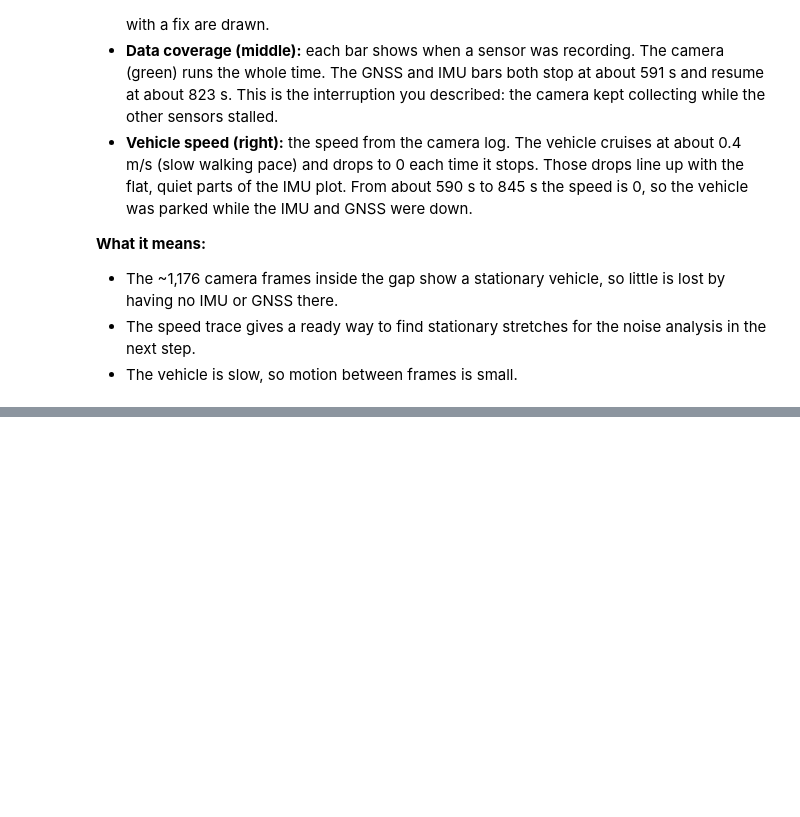
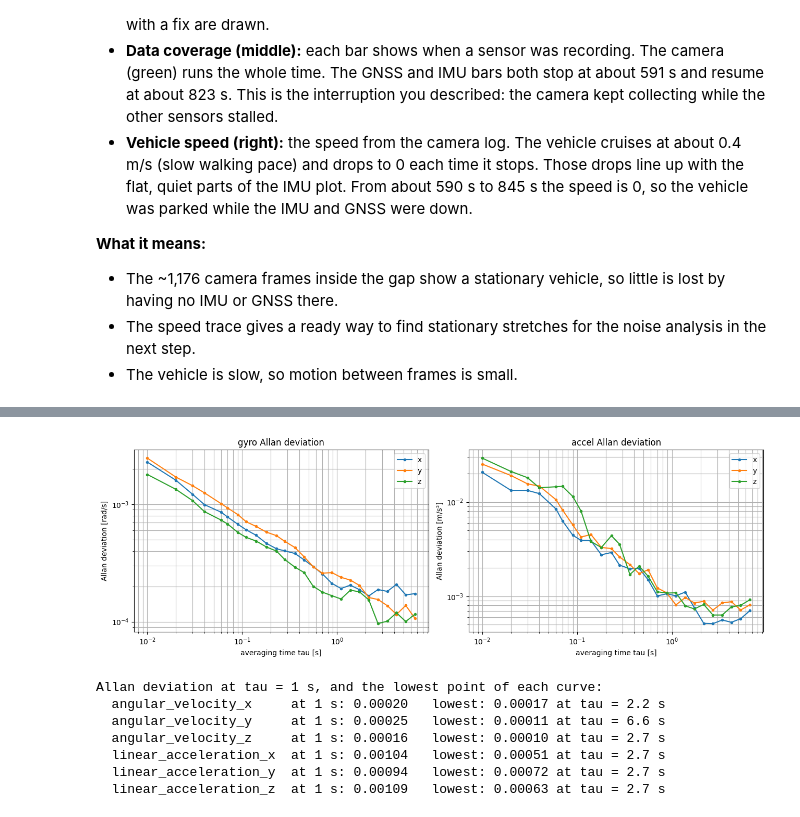
Before and after one commit to Coolguy4123/ASL_VIO, a Jupyter notebook: DataPreprocess.ipynb, the cells around one changed output, grey strips where cells are left out. Cells and saved outputs as stored; diff of their text form; code cells hidden in the pictures; blank space fills up the shorter version.

```diff
--- a/DataPreprocess.ipynb
+++ b/DataPreprocess.ipynb
@@ -239,0 +439,55 @@ plt.show()
+# %%
+# ---- Step 2d: Allan deviation ---------------------------------------------------------
+# Idea: average the signal over windows of length tau, then see how much those averages
+# differ from one window to the next.
+#   * If the error is pure random noise, longer averaging makes the averages steadier,
+#     so the curve goes DOWN (a straight line with slope -1/2 on a log-log plot).
+#   * Eventually slow drift (the bias wandering) takes over and the curve flattens or
+#     goes back UP. The lowest point is the best accuracy you can reach by averaging.
+def allan_deviation(x, sample_rate, points=30):
+    """Return (tau in seconds, Allan deviation) for the 1-D signal x."""
+    n = len(x)
+    # Window sizes (in samples), spread evenly on a log axis, at most n/9 so that
+    # we always have at least 9 windows to compare.
+    sizes = np.unique(np.logspace(0, np.log10(n // 9), points).astype(int))
+    taus, devs = [], []
+    for m in sizes:
+        windows = n // m
+        averages = x[: windows * m].reshape(windows, m).mean(axis=1)   # mean of each window
+        diffs = np.diff(averages)                                       # change between neighbours
+        devs.append(np.sqrt(0.5 * np.mean(diffs ** 2)))
+        taus.append(m / sample_rate)
+    return np.array(taus), np.array(devs)
+
+fig, axes = plt.subplots(1, 2, figsize=(13, 4.5))
+allan_results = {}
+for ax, sensor, unit in zip(axes, ["gyro", "accel"], ["rad/s", "m/s²"]):
+    for col in signals[sensor]:
+        tau, dev = allan_deviation(still[col].values, SAMPLE_RATE_HZ)
+        allan_results[col] = (tau, dev)
+        ax.loglog(tau, dev, "o-", markersize=3, label=col[-1])
+    ax.set_xlabel("averaging time tau [s]")
+    ax.set_ylabel(f"Allan deviation [{unit}]")
+    ax.set_title(f"{sensor} Allan deviation")
+    ax.grid(True, which="both")
+    ax.legend()
+plt.tight_layout()
+plt.show()
+
+# Read the curve at tau = 1 s. For pure white noise this value equals the `density`
+# computed earlier. If the two numbers disagree, the noise is not purely white
+# (it has vibration or slow drift mixed in), and the Allan curve is the more honest one.
+print("Allan deviation at tau = 1 s, and the lowest point of each curve:")
+for col, (tau, dev) in allan_results.items():
+    at_1s = np.interp(1.0, tau, dev)
+    lowest = dev.argmin()
+    print(f"  {col:22s} at 1 s: {at_1s:.5f}   lowest: {dev[lowest]:.5f} at tau = {tau[lowest]:.1f} s")
+# %% [output]
+[figure, added]
+Allan deviation at tau = 1 s, and the lowest point of each curve:
+  angular_velocity_x     at 1 s: 0.00020   lowest: 0.00017 at tau = 2.2 s
+  angular_velocity_y     at 1 s: 0.00025   lowest: 0.00011 at tau = 6.6 s
+  angular_velocity_z     at 1 s: 0.00016   lowest: 0.00010 at tau = 2.7 s
+  linear_acceleration_x  at 1 s: 0.00104   lowest: 0.00051 at tau = 2.7 s
+  linear_acceleration_y  at 1 s: 0.00094   lowest: 0.00072 at tau = 2.7 s
+  linear_acceleration_z  at 1 s: 0.00109   lowest: 0.00063 at tau = 2.7 s
```
Also changed, not shown: parts of 10 cells of this notebook.
